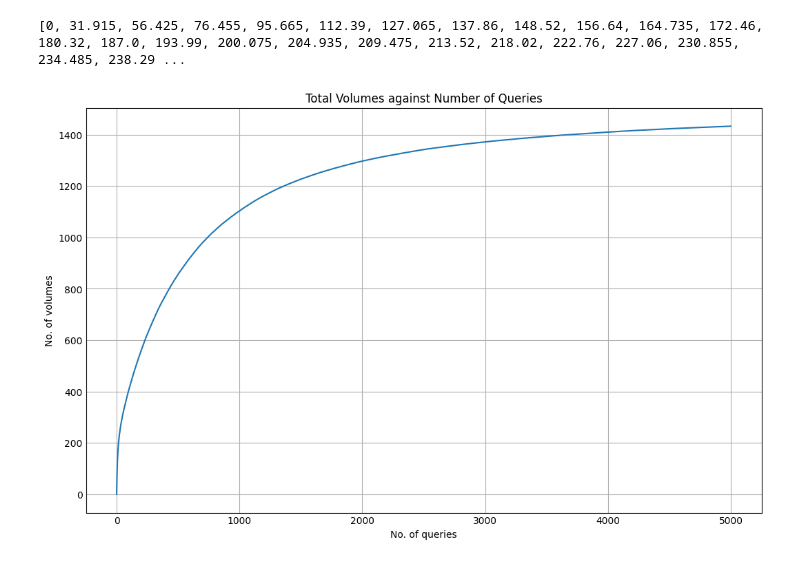
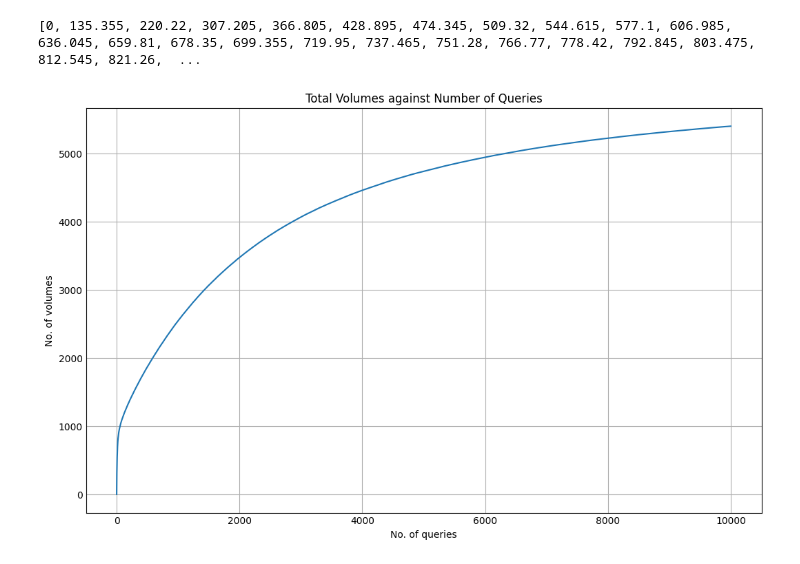
Before and after one commit to Clocksify/Benito-s-Bento-Boxes, a Jupyter notebook: Experiment Plan/Cover/AUGPlotting(withReplacement).ipynb, the cells around one changed output. Drawn from its saved outputs; the diff is of its cells as text; code cells hidden in the pictures.

```diff
--- a/Experiment Plan/Cover/AUGPlotting(withReplacement).ipynb
+++ b/Experiment Plan/Cover/AUGPlotting(withReplacement).ipynb
@@ -3,7 +3,7 @@ import math
 import random
 import matplotlib.pyplot as plt
 
-RSEmax = 512
+RSEmax = 2048
 
 query_range_list = []
 for i in range (RSEmax):
@@ -49,7 +49,7 @@ def cover_log(start_int, end_int):
 
 max_volumes = 3*RSEmax - (math.log(RSEmax, 2)+2)
 no_of_runs = 200
-no_of_queries = 5000
+no_of_queries = 10000
 def log_query(no_of_runs,no_of_queries):
     arr = [0 for i in range(no_of_queries+1)]
     for h in range(no_of_runs):
@@ -63,33 +63,34 @@ def log_query(no_of_runs,no_of_queries):
                     arr[i+1] = max_volumes*no_of_runs
                 break
             if len(query_tracker) == int((RSEmax*(RSEmax + 1))/2):
                 for i in range(int((RSEmax*(RSEmax + 1))/2), no_of_queries):
                     arr[i+1] = max_volumes*no_of_runs
                 break
             else:
                 query_tracker.append(query_asked)
                 (a,b) = query_asked
                 query_list = cover_log(a,b)
                 for i in query_list:
                     if i not in vol_tracker:
                         vol_tracker.append(i)
                         vol_sum +=1
                 arr[j+1] = arr[j+1] + vol_sum
 
     for i in range(no_of_queries):
         arr[i+1] = arr[i+1] /no_of_runs
-    print(arr)
     return(arr)
 
 arr = log_query(no_of_runs,no_of_queries)
+
+print(arr)
 
 plt.style.use('_mpl-gallery')
 plt.figure(figsize=(10,6))
 plt.plot(arr)
 plt.xlabel("No. of queries")
 plt.ylabel("No. of volumes")
 plt.title("Total Volumes against Number of Queries")
 plt.show()
 # %% [output]
-[0, 31.915, 56.425, 76.455, 95.665, 112.39, 127.065, 137.86, 148.52, 156.64, 164.735, 172.46, 180.32, 187.0, 193.99, 200.075, 204.935, 209.475, 213.52, 218.02, 222.76, 227.06, 230.855, 234.485, 238.29 ...
+[0, 135.355, 220.22, 307.205, 366.805, 428.895, 474.345, 509.32, 544.615, 577.1, 606.985, 636.045, 659.81, 678.35, 699.355, 719.95, 737.465, 751.28, 766.77, 778.42, 792.845, 803.475, 812.545, 821.26,  ...
-[figure, old version]
+[figure, new version]
```
Also changed, not shown: 1 other file.
